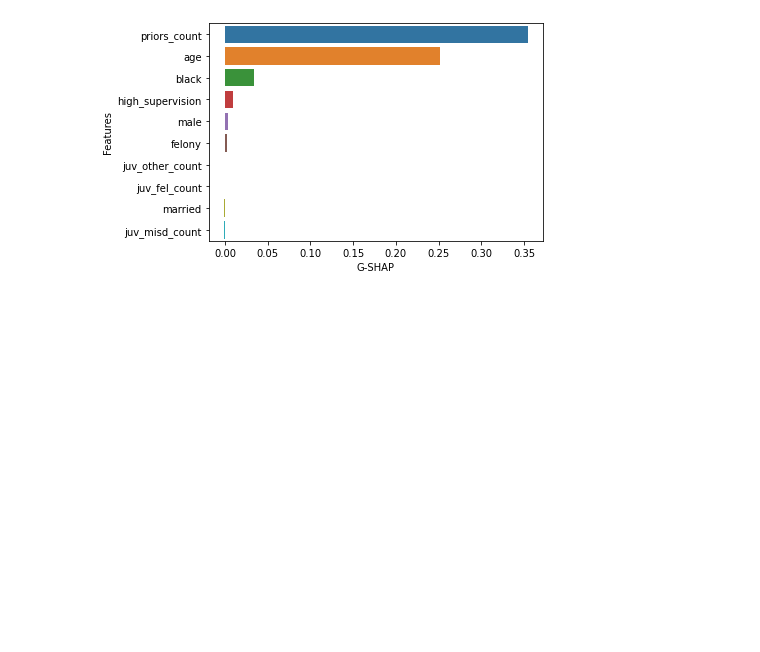
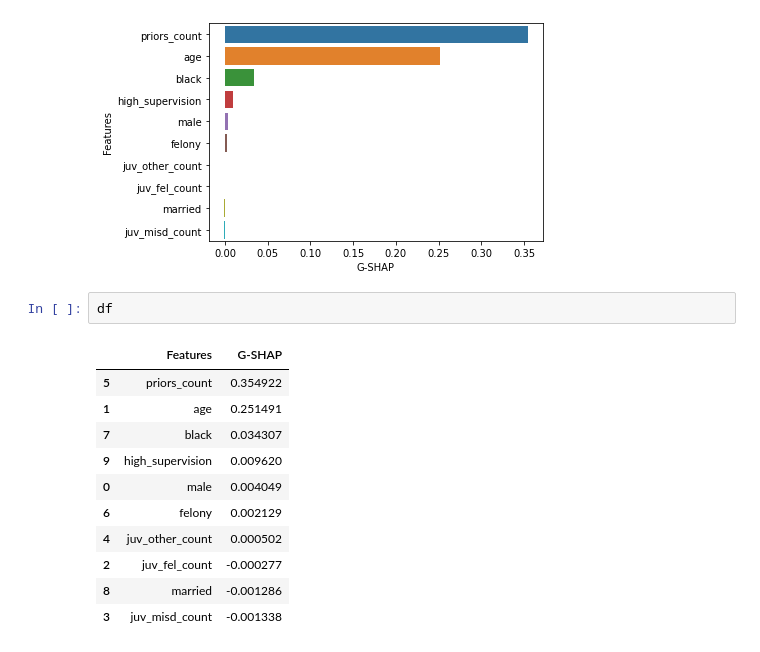
Before and after one commit to dsbowen/gshap, a Jupyter notebook: intergroup_difference.ipynb, the cells around one changed output. Saved outputs shown, nothing was run; the diff lists cells and outputs as text; blank space fills up the shorter version.

```diff
--- a/intergroup_difference.ipynb
+++ b/intergroup_difference.ipynb
@@ -119,3 +119,17 @@ if PLOTS_DIR is not None:
 plt.show()
 # %% [output]
 [figure]
+# %%
+df
+# %% [output]
+|  | Features | G-SHAP |
+| 5 | priors_count | 0.354922 |
+| 1 | age | 0.251491 |
+| 7 | black | 0.034307 |
+| 9 | high_supervision | 0.009620 |
+| 0 | male | 0.004049 |
+| 6 | felony | 0.002129 |
+| 4 | juv_other_count | 0.000502 |
+| 2 | juv_fel_count | -0.000277 |
+| 8 | married | -0.001286 |
+| 3 | juv_misd_count | -0.001338 |
```
Also changed, not shown: 3 other files.
